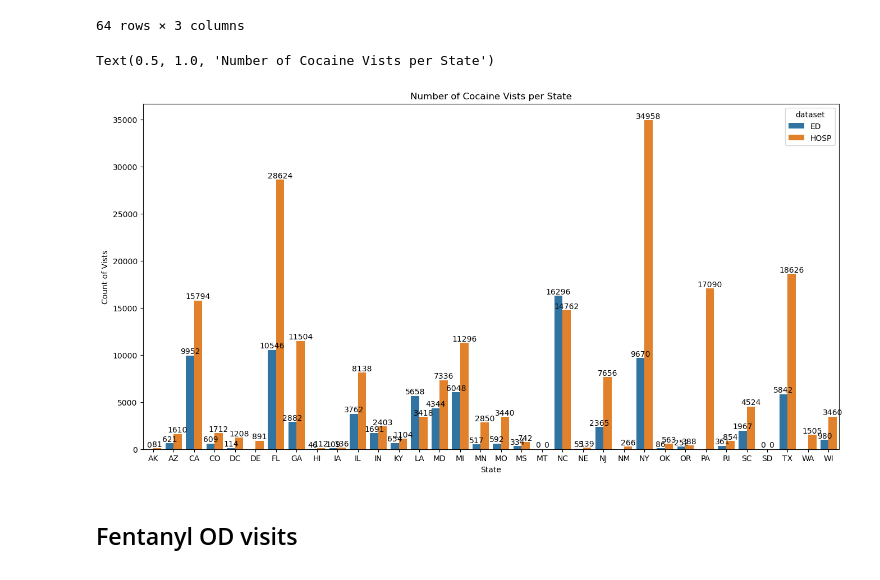
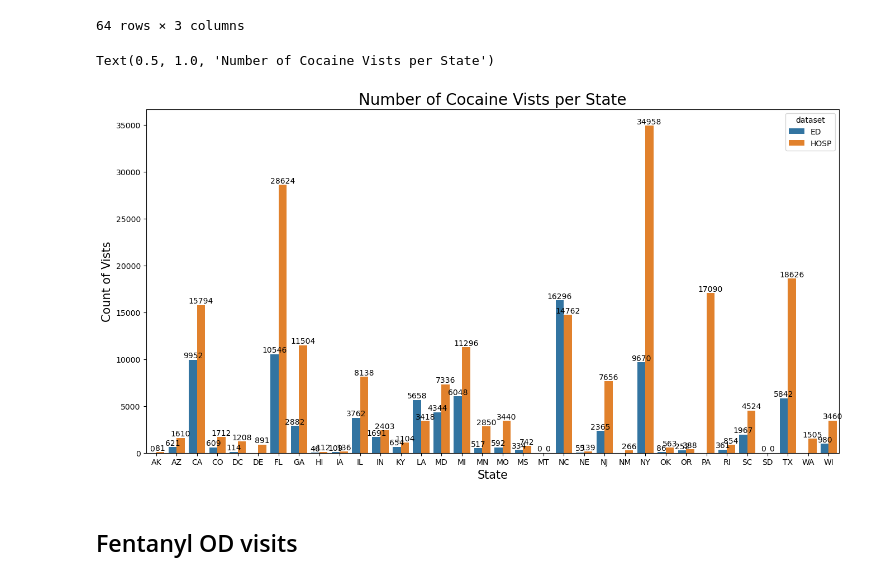
Before and after one commit to dorinajordan22/da14_capstone_2023_cocaine_and_fentanyl_analysis-, a Jupyter notebook: notebooks/2018_2023_cocaine_and_fentanyl_analysis.ipynb, the cells around one changed output. Saved outputs shown, nothing was run; the diff lists cells and outputs as text; code cells hidden in the pictures.

```diff
--- a/notebooks/2018_2023_cocaine_and_fentanyl_analysis.ipynb
+++ b/notebooks/2018_2023_cocaine_and_fentanyl_analysis.ipynb
@@ -36,7 +36,7 @@ yearly2018_2023ed = (
     er_hospital_states
     .loc[er_hospital_states['jurisdiction']!= 'US']
     .loc[er_hospital_states['month'] == 'all']
-    .loc[er_hospital_states['dataset']=='HOSP']
+    .loc[er_hospital_states['dataset']=='ED']
     .groupby('jurisdiction')[['count_fentanyl','count_cocaine']].sum().reset_index()
 )
 yearly2018_2023ed
@@ -152,16 +152,16 @@ cocaine_visits_count
 # %%
 plt.figure(figsize=(16, 8))
 
-ax= sns.barplot(x='jurisdiction', y= 'count_cocaine', hue='dataset', data= cocaine_count)
+ax= sns.barplot(x='jurisdiction', y= 'count_cocaine', hue='dataset', data= cocaine_visits_count)
 for container in ax.containers:
     ax.bar_label(container, label_type='edge')
 
-plt.xlabel('State')
-plt.ylabel('Count of Vists')
-plt.title('Number of Cocaine Vists per State')
+plt.xlabel('State',fontsize=15)
+plt.ylabel('Count of Vists',fontsize=15)
+plt.title('Number of Cocaine Vists per State',fontsize= 20)
 # %% [output]
 Text(0.5, 1.0, 'Number of Cocaine Vists per State')
-[figure, old version]
+[figure, new version]
 # %% [markdown]
 ## Fentanyl OD visits
 # %%
```
Also changed, not shown: parts of 12 cells of this notebook.
